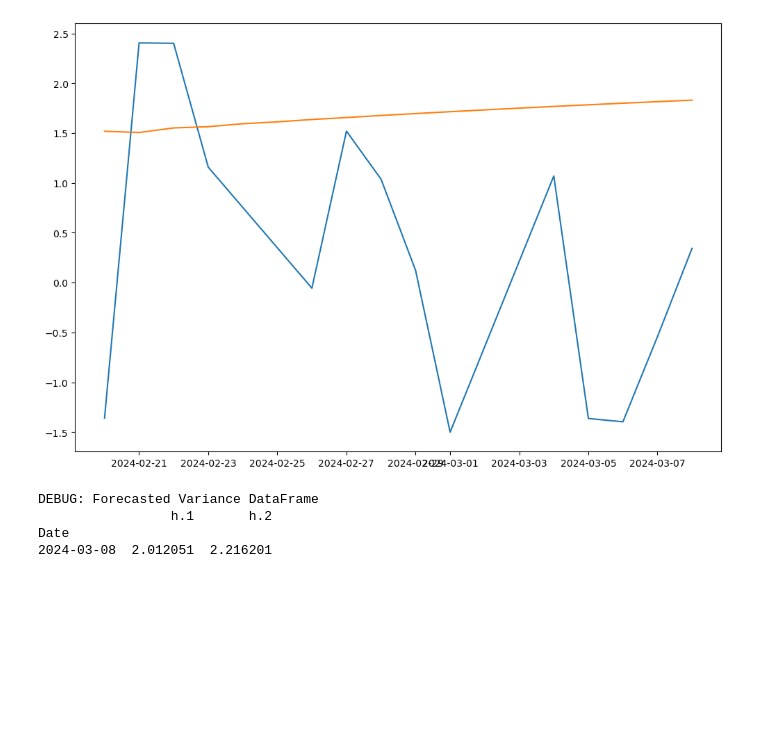
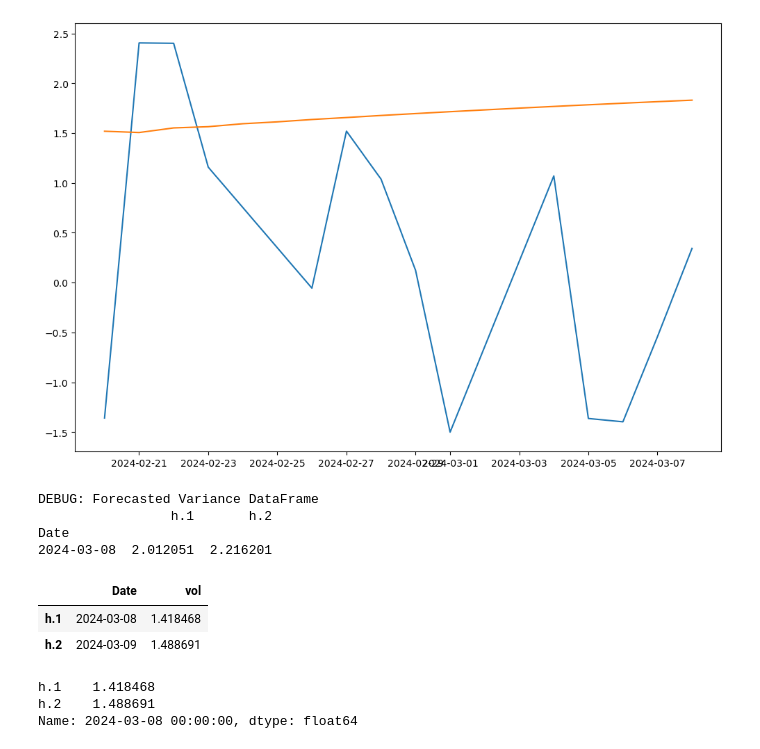
Before and after one commit to lucaluisadjei/pythongermanstocks, a Jupyter notebook: python_project.ipynb, the cells around one changed output. Saved outputs shown, nothing was run; the diff lists cells and outputs as text; code cells hidden in the pictures; blank space fills up the shorter version.

```diff
--- a/python_project.ipynb
+++ b/python_project.ipynb
@@ -508,9 +508,20 @@ class GARCHForecaster:
 # %%
 auto_F= GARCHForecaster(log_returns=portfolio_auto['log_returns'],p=1, q=2,o=1,forecast_horizon=2)
 auto_F.fit_model()  # Fit the model first
+auto_date= pd.date_range(start= portfolio_auto.index[-1], freq= 'D', periods=2)
 volatility_forecast = auto_F.forecast_volatility()
+pd.DataFrame({'Date':auto_date,'vol':volatility_forecast})
 # %% [output]
 DEBUG: Forecasted Variance DataFrame
                  h.1       h.2
 Date
 2024-03-08  2.012051  2.216201
+|  | Date | vol |
+| h.1 | 2024-03-08 | 1.418468 |
+| h.2 | 2024-03-09 | 1.488691 |
+# %%
+volatility_forecast
+# %% [output]
+h.1    1.418468
+h.2    1.488691
+Name: 2024-03-08 00:00:00, dtype: float64
```
